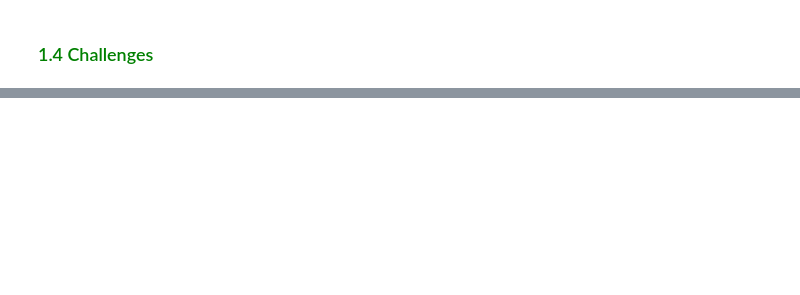
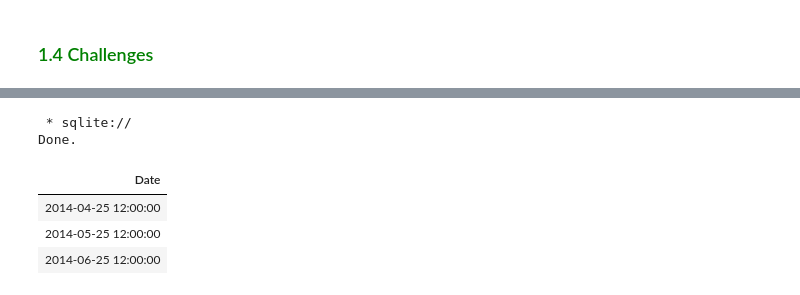
Before and after one commit to kahuroA/SQL-PRACTICE, a Jupyter notebook: Copy_of_SQL_Programming_Text,_Time_and_Date_Strings.ipynb, the cells around one changed output, grey strips where cells are left out. Cells and saved outputs as stored; diff of their text form; code cells hidden in the pictures; blank space fills up the shorter version.

```diff
--- a/Copy_of_SQL_Programming_Text,_Time_and_Date_Strings.ipynb
+++ b/Copy_of_SQL_Programming_Text,_Time_and_Date_Strings.ipynb
@@ -315,0 +576,10 @@ OUR CODE GOES HERE
+# %%
+%%sql
+SELECT Date FROM tea_production WHERE OBJECTID>=285 AND OBJECTID<288;
+# %% [output]
+ * sqlite://
+Done.
+| Date |
+| 2014-04-25 12:00:00 |
+| 2014-05-25 12:00:00 |
+| 2014-06-25 12:00:00 |
```
Also changed, not shown: parts of 29 cells of this notebook.
